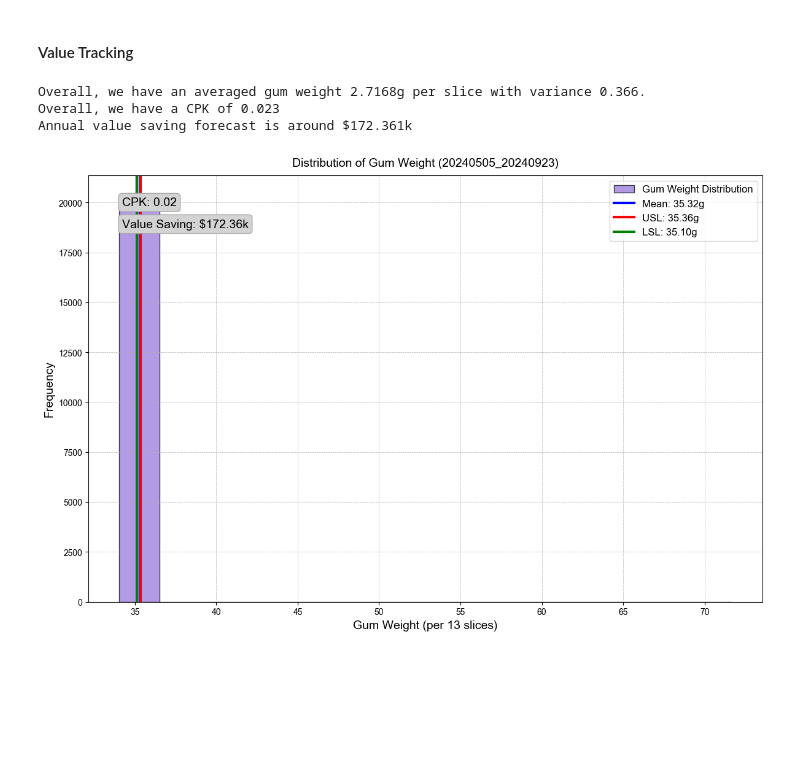
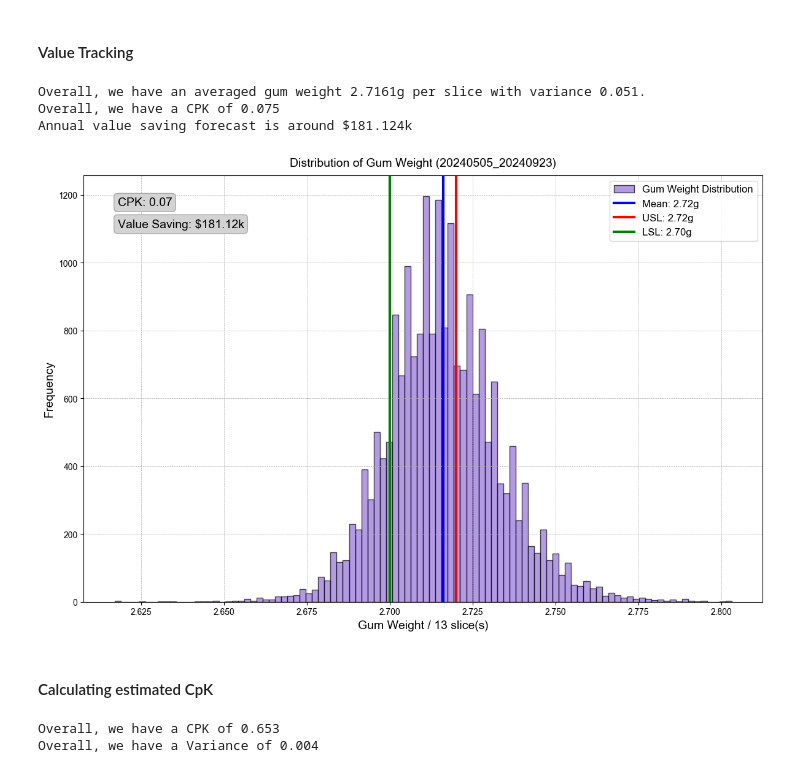
Before and after one commit to klein-wang/TechNow, a Jupyter notebook: Projects/Mars Thallo/model_value_tracking/spc_value_tracking.ipynb, the cells around one changed output. Saved outputs shown, nothing was run; the diff lists cells and outputs as text; code cells hidden in the pictures; blank space fills up the shorter version.

```diff
--- a/Projects/Mars Thallo/model_value_tracking/spc_value_tracking.ipynb
+++ b/Projects/Mars Thallo/model_value_tracking/spc_value_tracking.ipynb
@@ -38,6 +38,8 @@ print(f'{start_dt}-{end_dt}')
 # %% [markdown]
 #### Value Tracking
 # %%
+spc_data['Actual'] = spc_data['Actual'].apply(lambda x: x / 2 if x > 60 else x)
+
 def calculate_cpk(data, usl, lsl):
     # Calculate mean and standard deviation
     mean = np.mean(data)
@@ -65,10 +67,12 @@ def calculate_cpk(data, usl, lsl):
 usl, lsl = 2.72*13, 2.70*13
 spc_mean, spc_std_dev, spc_cpk, value_saving= calculate_cpk(spc_data['Actual'], usl, lsl)
 # %% [output]
-Overall, we have an averaged gum weight 2.7168g per slice with variance 0.366.
-Overall, we have a CPK of 0.023
-Annual value saving forecast is around $172.361k
+Overall, we have an averaged gum weight 2.7161g per slice with variance 0.051.
+Overall, we have a CPK of 0.075
+Annual value saving forecast is around $181.124k
 # %%
+slice_no = 13
+
 colors = {
     'hist_color': '#9370DB',  # purple
     'mean_color': '#0000FF',  # blue
@@ -77,36 +81,66 @@ colors = {
     'text_bg_color': '#D3D3D3',  # light grey
     'text_edge_color': '#A9A9A9'  # dark grey
 }
 
 # Plotting the histogram
 plt.figure(figsize=(12, 8))
-plt.hist(spc_data['Actual'], bins=15, edgecolor='black', alpha=0.7, color=colors['hist_color'], label='Gum Weight Distribution')
+plt.hist(spc_data['Actual']/slice_no, bins=100, edgecolor='black', alpha=0.7, color=colors['hist_color'], label='Gum Weight Distribution')
 
 # Plot mean, USL, and LSL
-plt.axvline(spc_mean, color=colors['mean_color'], linestyle='-', linewidth=3, label=f'Mean: {spc_mean:.2f}g')
-plt.axvline(usl, color=colors['usl_color'], linestyle='-', linewidth=3, label=f'USL: {usl:.2f}g')
-plt.axvline(lsl, color=colors['lsl_color'], linestyle='-', linewidth=3, label=f'LSL: {lsl:.2f}g')
+plt.axvline(spc_mean/slice_no, color=colors['mean_color'], linestyle='-', linewidth=3, label=f'Mean: {spc_mean/slice_no:.2f}g')
+plt.axvline(usl/slice_no, color=colors['usl_color'], linestyle='-', linewidth=3, label=f'USL: {usl/slice_no:.2f}g')
+plt.axvline(lsl/slice_no, color=colors['lsl_color'], linestyle='-', linewidth=3, label=f'LSL: {lsl/slice_no:.2f}g')
 
 # Add title with date range and smaller font size
 plt.title(f'Distribution of Gum Weight ({start_dt}_{end_dt})', fontsize=14, fontweight='bold', y=1.01)
 
 # Add labels
-plt.xlabel('Gum Weight (per 13 slices)', fontsize=14)
+plt.xlabel(f'half-hand Gum Weight(g) / {slice_no} slice(s)', fontsize=14)
 plt.ylabel('Frequency', fontsize=14)
 
 # Add legend
 plt.legend(frameon=True, fontsize=12)
 
 # Add grid
 plt.grid(True, which='both', linestyle='--', linewidth=0.5)
 
 # Annotate CPK and value saving
 plt.text(0.05, 0.95, f'CPK: {spc_cpk:.2f}', transform=plt.gca().transAxes, fontsize=14, verticalalignment='top',
          bbox=dict(boxstyle="round,pad=0.3", facecolor=colors['text_bg_color'], edgecolor=colors['text_edge_color']))
 plt.text(0.05, 0.90, f'Value Saving: ${value_saving:.2f}k', transform=plt.gca().transAxes, fontsize=14, verticalalignment='top',
          bbox=dict(boxstyle="round,pad=0.3", facecolor=colors['text_bg_color'], edgecolor=colors['text_edge_color']))
 
 plt.tight_layout()
 plt.show()
 # %% [output]
-[figure, old version]
+[figure, new version]
+# %% [markdown]
+#### Calculating estimated CpK
+# %%
+from scipy.stats import norm
+
+# Given data
+usl, lsl = 2.73*13, 2.70*13
+target = 2.71 * 13  # Target mean weight
+percentile = 0.95  # 90% of the data  =0.9973 for CpK=1
+
+# For 90% of the data to fall within [2.70, 2.72], we need to find the z-scores
+# that correspond to the 5th percentile (lower end) and 95th percentile (upper end)
+z_lower = norm.ppf((1 - percentile) / 2)
+z_upper = norm.ppf(1 - (1 - percentile) / 2)
+
+# The distance from the mean to each specification limit is proportional to the standard deviation (sigma)
+# We use the lower z-score because it's more conservative (smaller sigma)
+distance = (target - lsl)
+sigma = distance / z_upper
+variance = sigma**2
+
+# Calculate CPU and CPL
+cpu = (usl - target) / (3 * sigma)
+cpl = (target - lsl) / (3 * sigma)
+cpk = min(cpu, cpl)
+print(f'Overall, we have a CPK of {cpk:.3f}')
+print(f'Overall, we have a Variance of {variance:.3f}')
+# %% [output]
+Overall, we have a CPK of 0.653
+Overall, we have a Variance of 0.004
```
Also changed, not shown: 14 other files.
